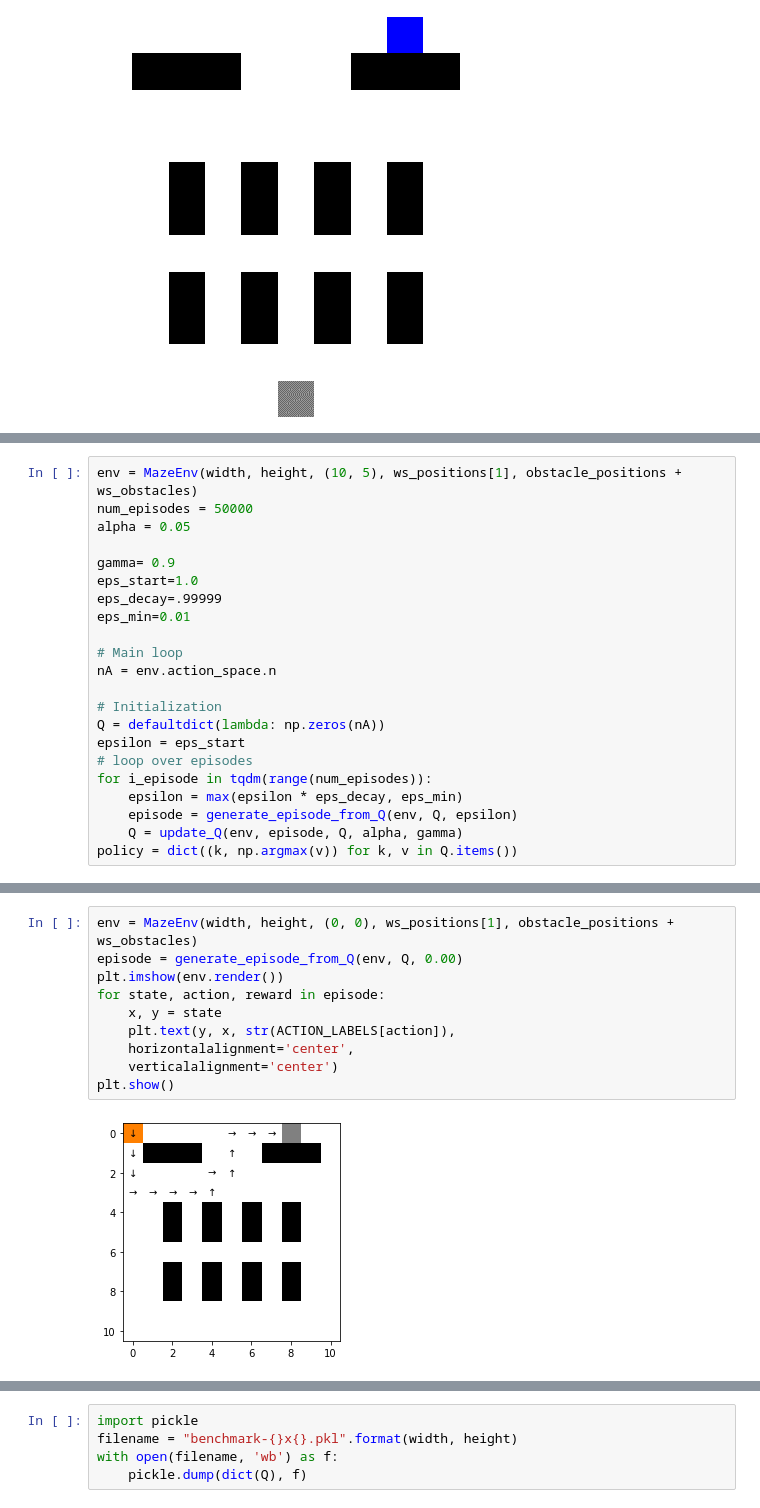
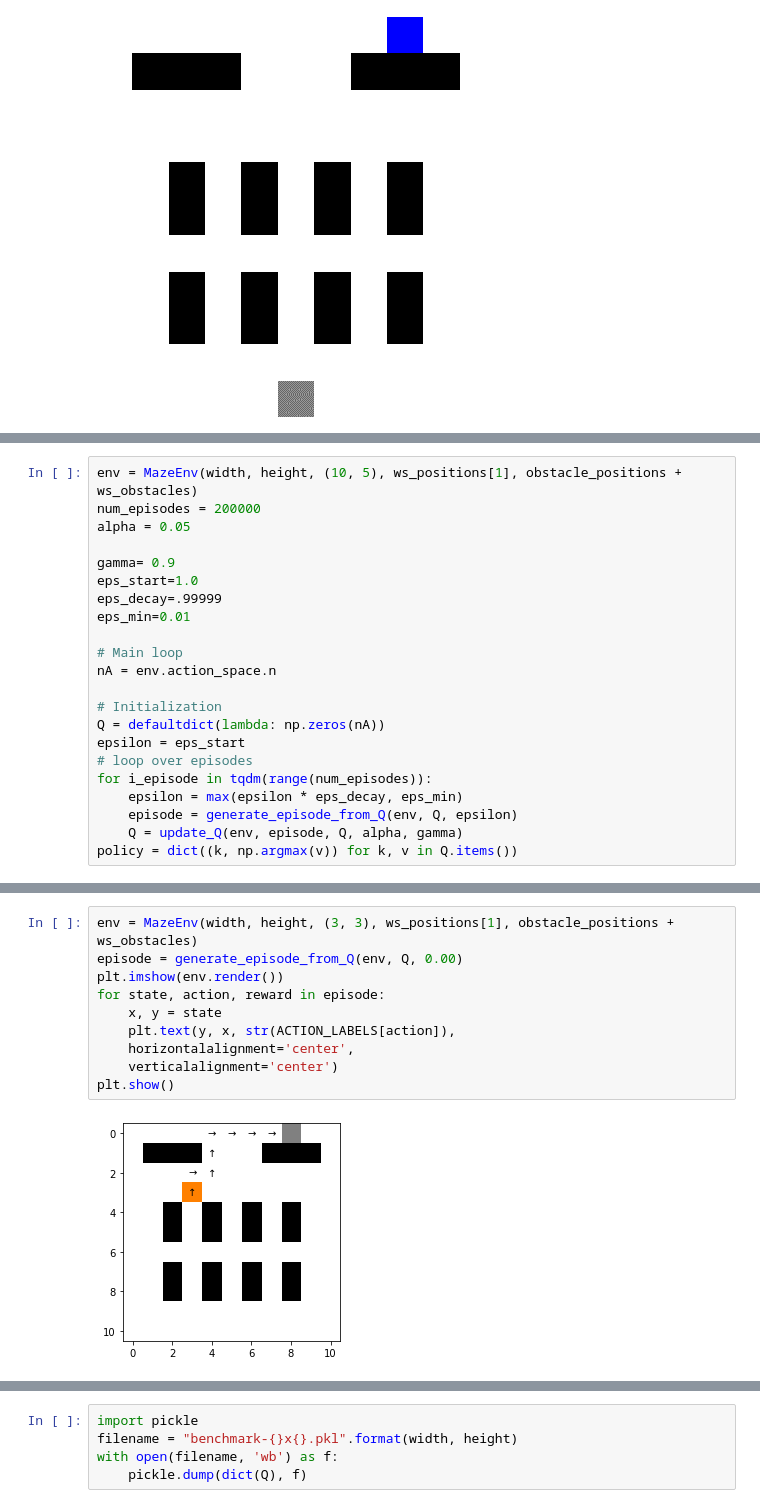
Before and after one commit to yoon-gu/maze-rl, a Jupyter notebook: Monte-Carlo-Policy-Iteration-with-BP.ipynb, the cells around one changed output, grey strips where cells are left out. Saved outputs shown, nothing was run; the diff lists cells and outputs as text.

```diff
--- a/Monte-Carlo-Policy-Iteration-with-BP.ipynb
+++ b/Monte-Carlo-Policy-Iteration-with-BP.ipynb
@@ -91,7 +91,7 @@ def update_Q(env, episode, Q, alpha, gamma):
     return Q
 # %%
 env = MazeEnv(width, height, (10, 5), ws_positions[1], obstacle_positions + ws_obstacles)
-num_episodes = 50000
+num_episodes = 200000
 alpha = 0.05
 
 gamma= 0.9
@@ -163,15 +163,15 @@ plt.show()
 # %%
-env = MazeEnv(width, height, (0, 0), ws_positions[1], obstacle_positions + ws_obstacles)
+env = MazeEnv(width, height, (3, 3), ws_positions[1], obstacle_positions + ws_obstacles)
 episode = generate_episode_from_Q(env, Q, 0.00)
 plt.imshow(env.render())
 for state, action, reward in episode:
     x, y = state
     plt.text(y, x, str(ACTION_LABELS[action]),
     horizontalalignment='center',
     verticalalignment='center')
 plt.show()
 # %% [output]
-[figure, old version]
+[figure, new version]
 # %%
 print(episode)
 # %% [output]
```
Also changed, not shown: parts of 11 cells of this notebook, 3 other files.
